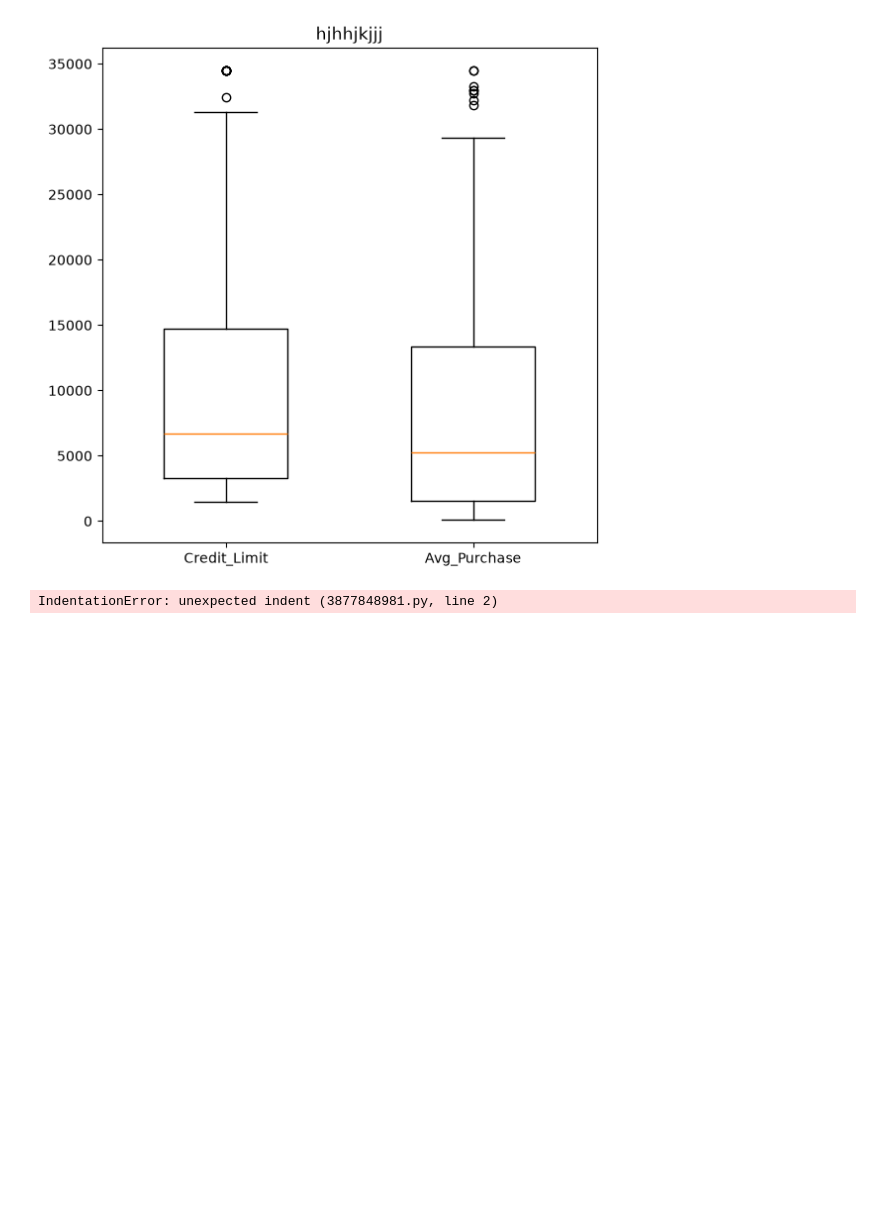
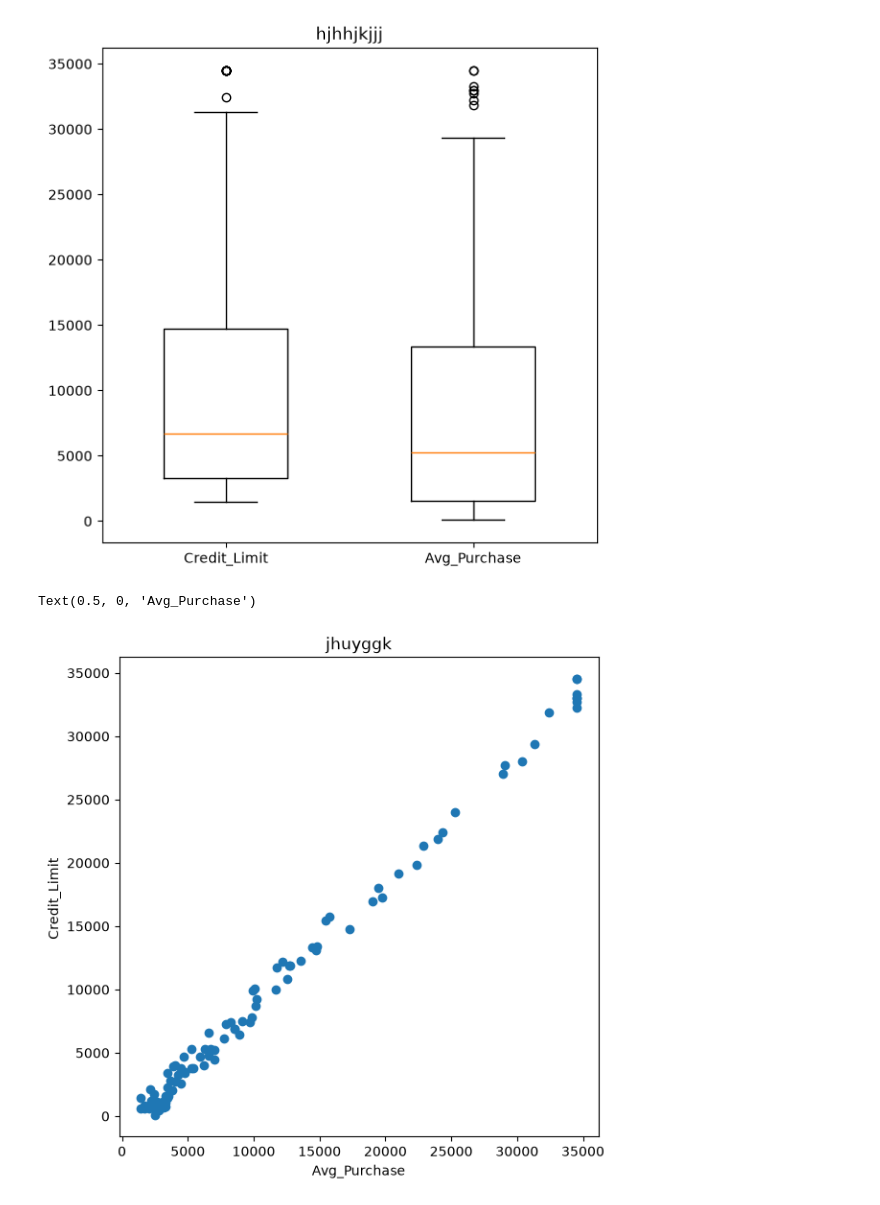
Before and after one commit to inuspendari786/practice, a Jupyter notebook: crdit.ipynb, the cells around one changed output. Cells and saved outputs as stored; diff of their text form; code cells hidden in the pictures; blank space fills up the shorter version.

```diff
--- a/crdit.ipynb
+++ b/crdit.ipynb
@@ -23,0 +73,2 @@ print(df)
+# %%
+df.index=["first","second","third","fourth"]
@@ -57,8 +110,13 @@ plt.show()
 # %%
 import matplotlib.pyplot as plt
 fig=plt.figure(figsize= [5,5])
 ax = fig.add_axes([0,0,1,1])
-ax = scatter(df["Credit_Limit "],df["Avg_Purchase"])
-ax.set_title("jhuyggk",fontsize=[5,5])
-ax.set_ylable("Credit_Limit ")
-ax.set_xlable("Avg_Purchase")
+
+ax.scatter(df["Credit_Limit"],df["Avg_Purchase"])
+
+ax.set_title("jhuyggk")
+ax.set_ylabel("Credit_Limit ")
+ax.set_xlabel("Avg_Purchase")
+# %% [output]
+Text(0.5, 0, 'Avg_Purchase')
+[figure, added]
@@ -68,15 +122,0 @@ df_list2=[df["Credit_Limit],dfPurchase"]
-# %%
-df2=groupby(income_category).size().reset_index(name="count")
- fig=plt.figure(figsize=[5,5])
- add=fig.add_axes([0,0,1,1,])
-
-
- ax.set_title("number of cluster")
- ax.set_ylable("income_catogry")
- ax.set_xlable("count")
-ax.box(df2["income_category], df["count] "])
-
-
-ax.box
-# %% [output]
-IndentationError: unexpected indent (3877848981.py, line 2)
```
Also changed, not shown: parts of 6 cells of this notebook, 25 other files.
